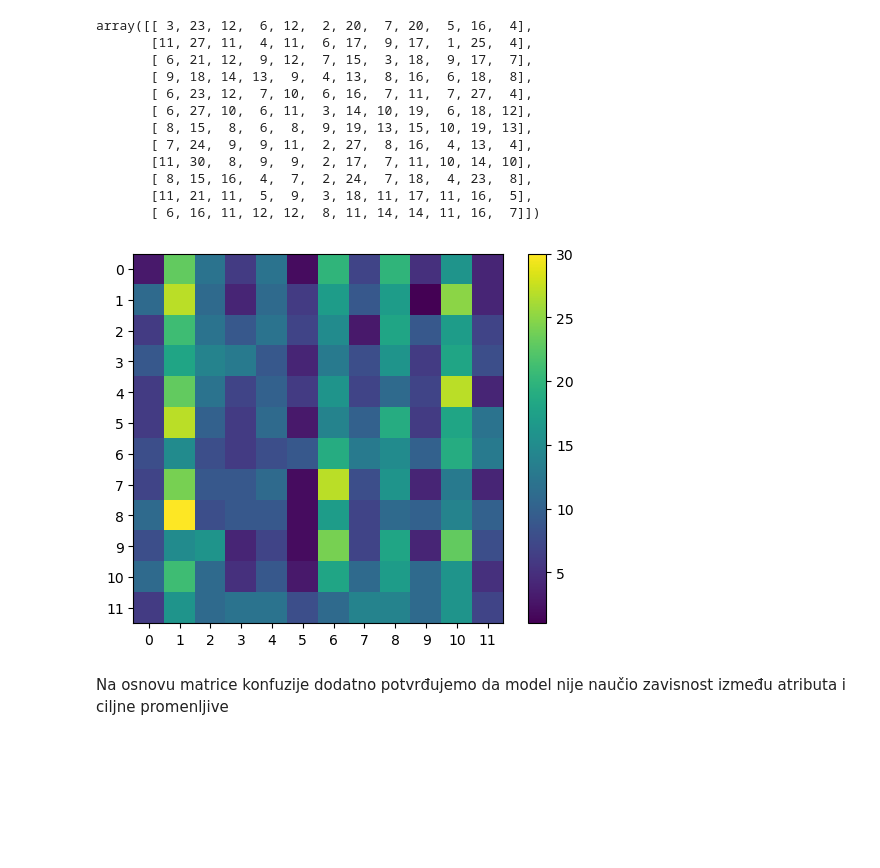
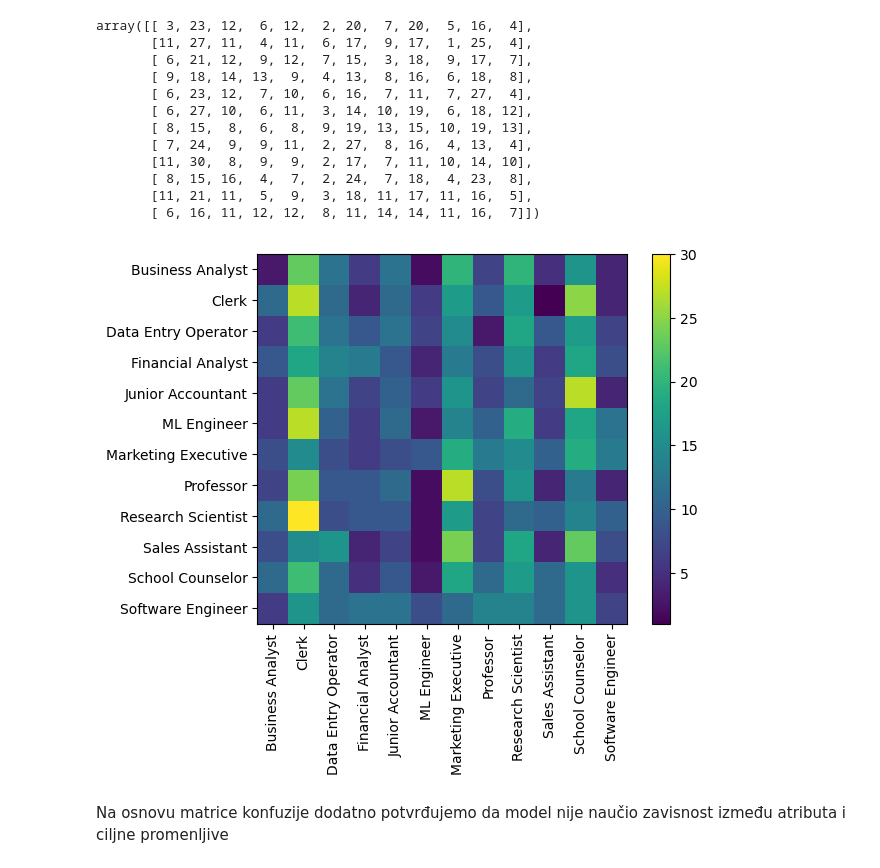
Before and after one commit to Tsonee/Career-path-recommendation, a Jupyter notebook: 02_Multinomijalna logisticka regresija.ipynb, the cells around one changed output. Drawn from its saved outputs; the diff is of its cells as text; code cells hidden in the pictures; blank space fills up the shorter version.

```diff
--- a/02_Multinomijalna logisticka regresija.ipynb
+++ b/02_Multinomijalna logisticka regresija.ipynb
@@ -134,13 +134,14 @@ array([[ 3, 23, 12,  6, 12,  2, 20,  7, 20,  5, 16,  4],
        [11, 21, 11,  5,  9,  3, 18, 11, 17, 11, 16,  5],
        [ 6, 16, 11, 12, 12,  8, 11, 14, 14, 11, 16,  7]])
 # %%
+classes_for_display = label_encoder.inverse_transform(range(0, 12))
 plt.imshow(metrics.confusion_matrix(y_test, y_test_predicted))
-plt.xticks(range(0,  12))
-plt.yticks(range(0,  12))
+plt.xticks(range(0,  12), labels = classes_for_display, rotation='vertical')
+plt.yticks(range(0,  12), labels = classes_for_display)
 plt.colorbar()
 plt.show()
 # %% [output]
-[figure, old version]
+[figure, new version]
 # %% [markdown]
 Na osnovu matrice konfuzije dodatno potvrđujemo da model nije naučio zavisnost između atributa i ciljne promenljive
 # %% [markdown]
```
Also changed, not shown: 4 other files.
